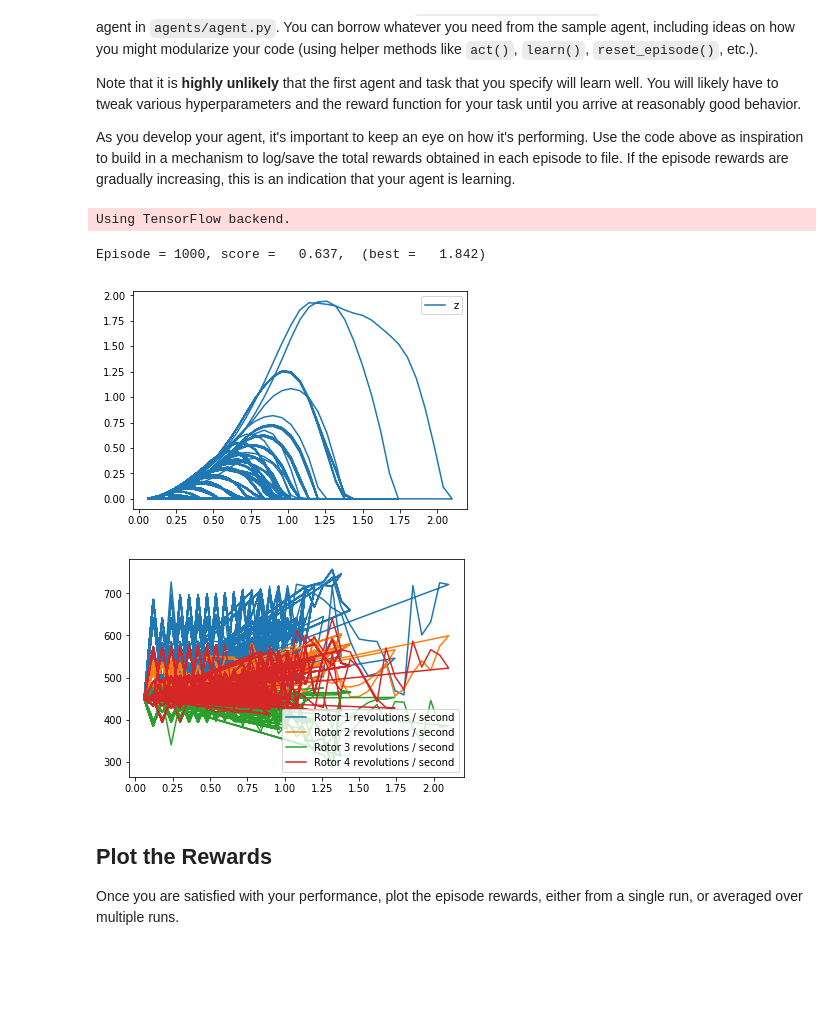
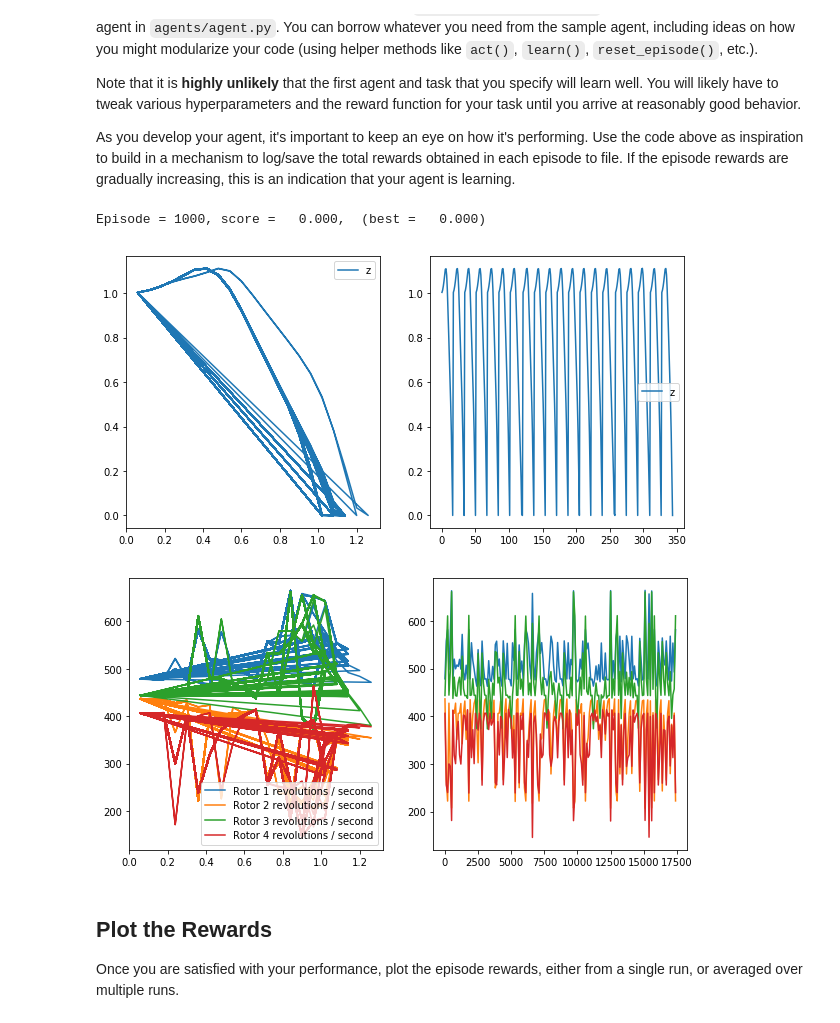
Before and after one commit to gaure/DL_Reinforcement_Learning_QuadCopter, a Jupyter notebook: Quadcopter_Project.ipynb, the cells around one changed output. Cells and saved outputs as stored; diff of their text form; code cells hidden in the pictures; blank space fills up the shorter version.

```diff
--- a/Quadcopter_Project.ipynb
+++ b/Quadcopter_Project.ipynb
@@ -221,11 +221,11 @@ import numpy as np
 
 
 # Initial parameters
-runtime = 5
-init_pose = np.array([0., 0., 0., 0., 0., 0.])  # initial pose
+runtime = 20
+init_pose = np.array([0., 0., 1., 0., 0., 0.])  # initial pose
 init_velocities = np.array([0., 0., 0.])         # initial velocities
 init_angle_velocities = np.array([0., 0., 0.])   # initial angle velocities
-target_pos = np.array([0., 0., 1.])             # Goal
+target_pos = np.array([0., 0., 10., 0., 0., 0.])             # Goal
 
 #num_episodes = 1000
 num_episodes = 1000
@@ -241,8 +241,10 @@ labels = ['time', 'x', 'y', 'z', 'phi', 'theta', 'psi', 'x_velocity',
           'y_velocity', 'z_velocity', 'phi_velocity', 'theta_velocity',
           'psi_velocity', 'rotor_speed1', 'rotor_speed2', 'rotor_speed3', 'rotor_speed4']
 results = {x : [] for x in labels}
-# Create a listt with the average rewards
+# Create a list with the average rewards
 score = []
+# Create a list of episodes
+episodes_pos = []
 
 for i_episode in range(1, num_episodes+1):
     state = agent.reset_episode() # start a new episode
@@ -250,6 +252,8 @@ for i_episode in range(1, num_episodes+1):
         action = agent.act(state)
         next_state, reward, done = task.step(action)
         # Collect simulation data
+        if i_episode % 50 == 0:
+            episodes_pos.append(list(task.sim.pose))
         to_write = [task.sim.time] + list(task.sim.pose) + list(task.sim.v) + list(task.sim.angular_v) + list(action)
         for ii in range(len(labels)):
             results[labels[ii]].append(to_write[ii])
@@ -263,33 +267,48 @@ for i_episode in range(1, num_episodes+1):
             break
     sys.stdout.flush()
 # %% [output]
-Using TensorFlow backend.
+Episode = 1000, score =   0.000,  (best =   0.000)
-Episode = 1000, score =   0.637,  (best =   1.842)
 # %%
-# Plot Quad Copter Position
+##### Plot Quad Copter Position
 import matplotlib.pyplot as plt
 %matplotlib inline
+plt.figure(figsize=(10, 5))
 
-
-# Plot posision
+# Plot the location through the whole experiment
+plt.subplot(121)
 #plt.plot(results['time'], results['x'], label='x')
 #plt.plot(results['time'], results['y'], label='y')
 plt.plot(results['time'], results['z'], label='z')
 plt.legend()
+# Plot every so episodes
+plt.subplot(122)
+#plt.plot(range(len(episodes_pos)), [x[0] for x in episodes_pos], label='z')
+#plt.plot(range(len(episodes_pos)), [x[1] for x in episodes_pos], label='z')
+plt.plot(range(len(episodes_pos)), [x[2] for x in episodes_pos], label='z')
+plt.legend()
 _ = plt.ylim()
 # %% [output]
-[figure, old version]
+[figure, new version]
 # %%
 # Plot Rotors
 
+plt.figure(figsize=(10, 5))
+
+plt.subplot(121)
 plt.plot(results['time'], results['rotor_speed1'], label='Rotor 1 revolutions / second')
 plt.plot(results['time'], results['rotor_speed2'], label='Rotor 2 revolutions / second')
 plt.plot(results['time'], results['rotor_speed3'], label='Rotor 3 revolutions / second')
 plt.plot(results['time'], results['rotor_speed4'], label='Rotor 4 revolutions / second')
 plt.legend()
+plt.subplot(122)
+print()
+plt.plot(range(0,len(results['rotor_speed1']),100), results['rotor_speed1'][0::100], label='Rotor 1 revolutions / second')
+plt.plot(range(0,len(results['rotor_speed1']),100), results['rotor_speed2'][0::100], label='Rotor 2 revolutions / second')
+plt.plot(range(0,len(results['rotor_speed1']),100), results['rotor_speed3'][0::100], label='Rotor 3 revolutions / second')
+plt.plot(range(0,len(results['rotor_speed1']),100), results['rotor_speed4'][0::100], label='Rotor 4 revolutions / second')
 _ = plt.ylim()
 # %% [output]
-[figure, old version]
+[figure, new version]
 # %% [markdown]
 ## Plot the Rewards
 
```
Also changed, not shown: parts of 4 cells of this notebook, 4 other files.
